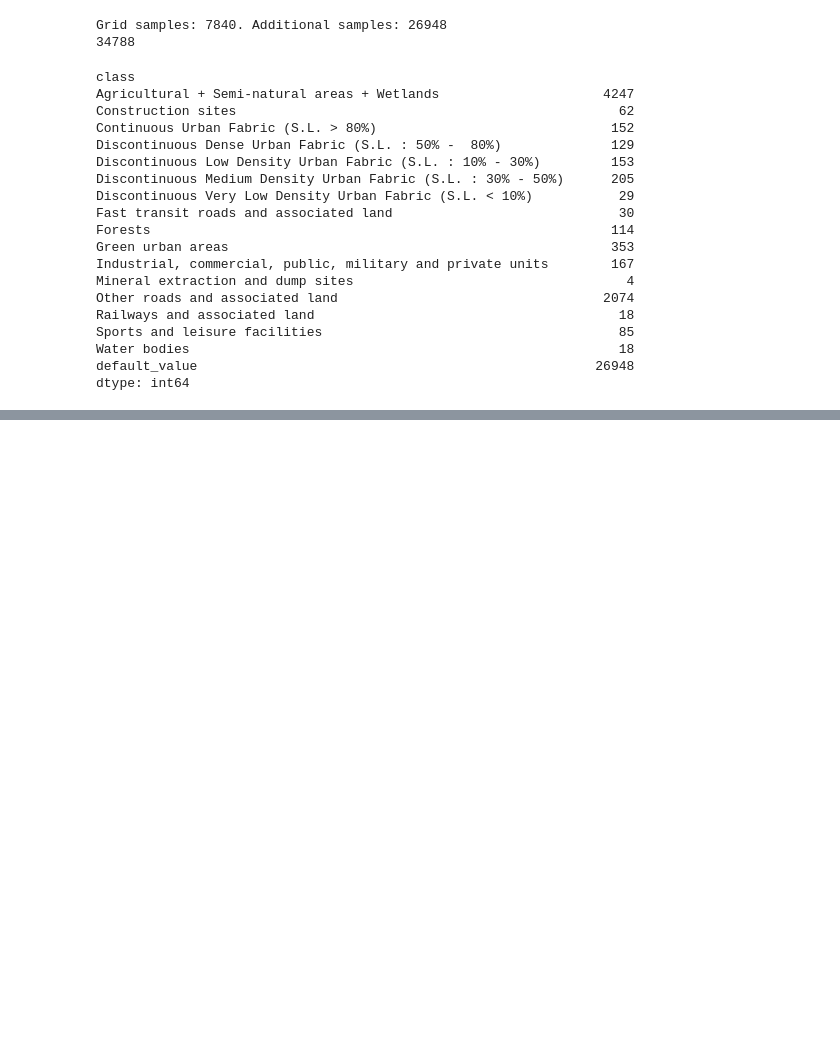
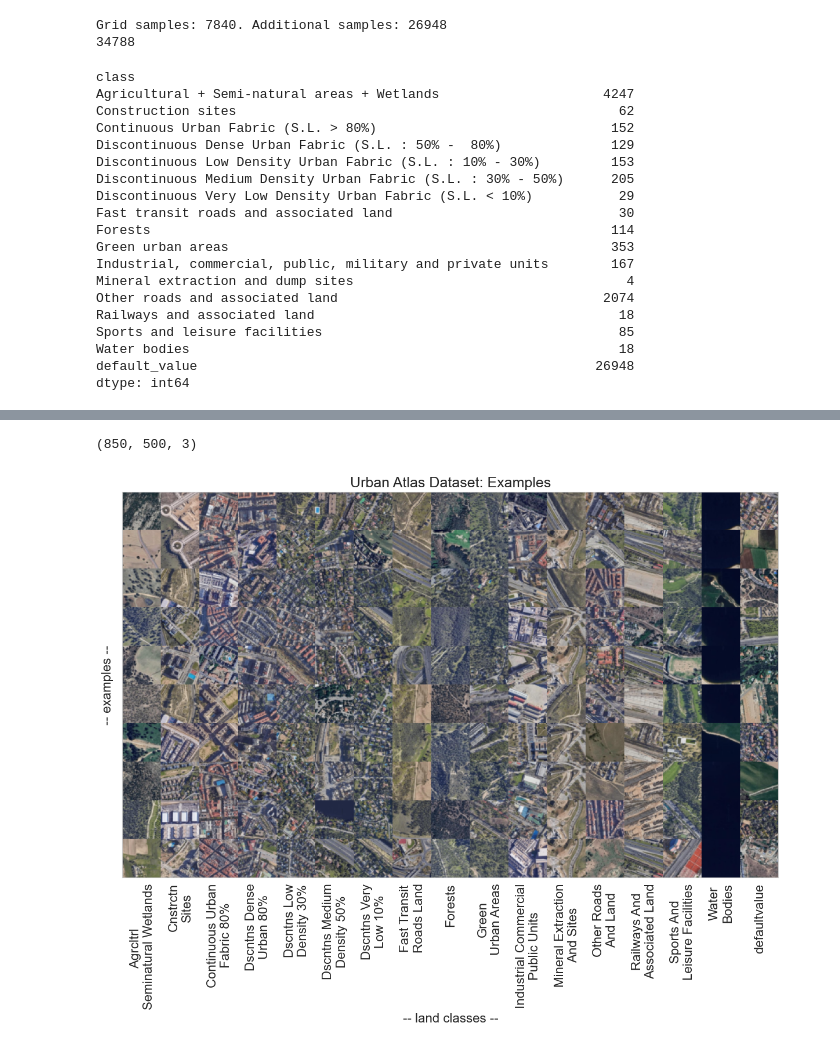
Before and after one commit to manas-1404/Land-Classification, a Jupyter notebook: Pipeline_to_acquire_satellite_imagery_from_google_maps.ipynb, the cells around one changed output, grey strips where cells are left out. Cells and saved outputs as stored; diff of their text form; code cells hidden in the pictures; blank space fills up the shorter version.

```diff
--- a/Pipeline_to_acquire_satellite_imagery_from_google_maps.ipynb
+++ b/Pipeline_to_acquire_satellite_imagery_from_google_maps.ipynb
@@ -315,0 +309,22 @@ AttributeError: module 'requests' has no attribute 'fetch'
+# %%
+# img_dir = extraction_path + "/budapest, hu/"
+img_dir = r"C:\Users\manas\Land-Classification\savedImages\madrid-es-images"
+
+import glob
+
+# Adjusting the glob pattern to windows
+files = np.array(glob.glob(img_dir + "\\*\\*.jpg"))  # Assuming images are categorized in subfolders by class
+
+# files = np.array(glob.glob(img_dir + "/*/*.jpg"))
+
+files_df = pd.DataFrame(files, columns=["filename"])
+files_df['class'] = files_df['filename'].apply(lambda x: x.split("\\")[-2])
+files_df['city'] = "madrid-es"  # Static, as all images pertain to Madrid
+
+print(files_df.head())
+
+# files_df =  pd.DataFrame(files).rename(columns={0:"filename"})
+# files_df['class'] = files_df['filename'].apply(lambda x: x.split("/")[-2])
+# files_df['city'] = files_df['filename'].apply(lambda x: x.split("\\")[-3])
+
+# files_df.head()
@@ -315,0 +401,16 @@ AttributeError: module 'requests' has no attribute 'fetch'
+# %%
+n_samples = 10
+
+# sel_df = files_df.groupby("class").apply(lambda x: x.sample(n_samples))
+
+sel_df = files_df.groupby("class").apply(lambda x: x.sample(n_samples, replace=True))
+
+
+from skimage.io import imread
+images = np.array(sel_df['filename'].apply(imread).values.tolist())
+labels = sel_df['class'].apply(split_str)
+# %%
+plot_examples(images, labels, nExamples=10, thumbSize = (50,50), title="Urban Atlas Dataset: Examples")
+# %% [output]
+(850, 500, 3)
+[figure, added]
```
Also changed, not shown: parts of 28 cells of this notebook, 19 other files.
